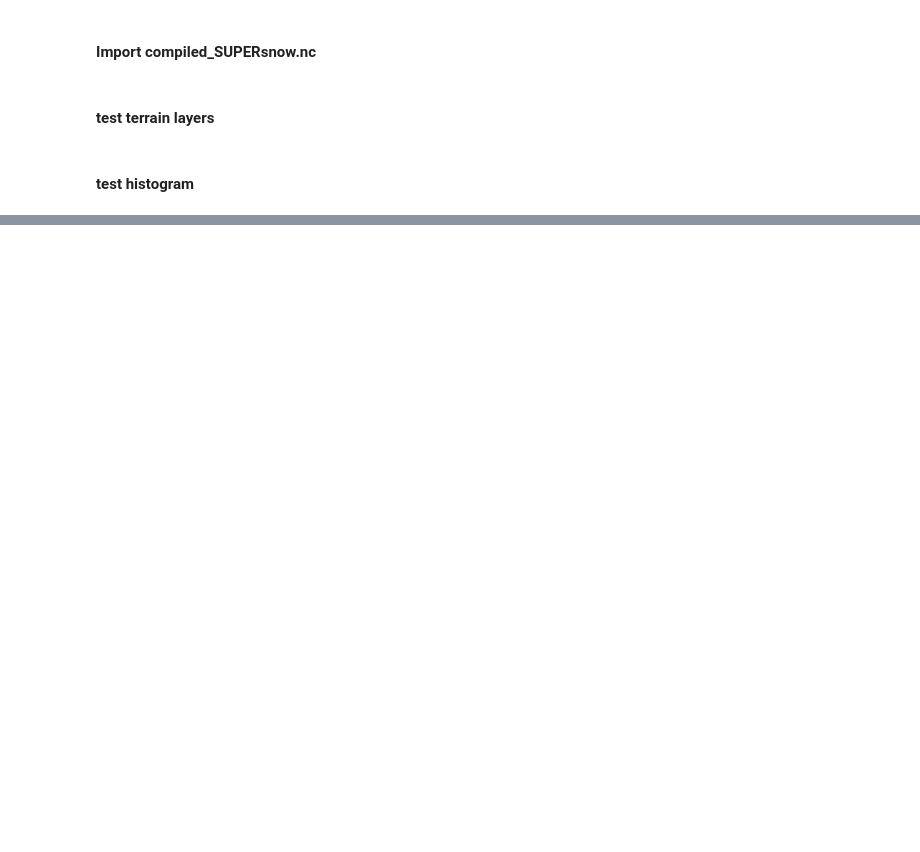
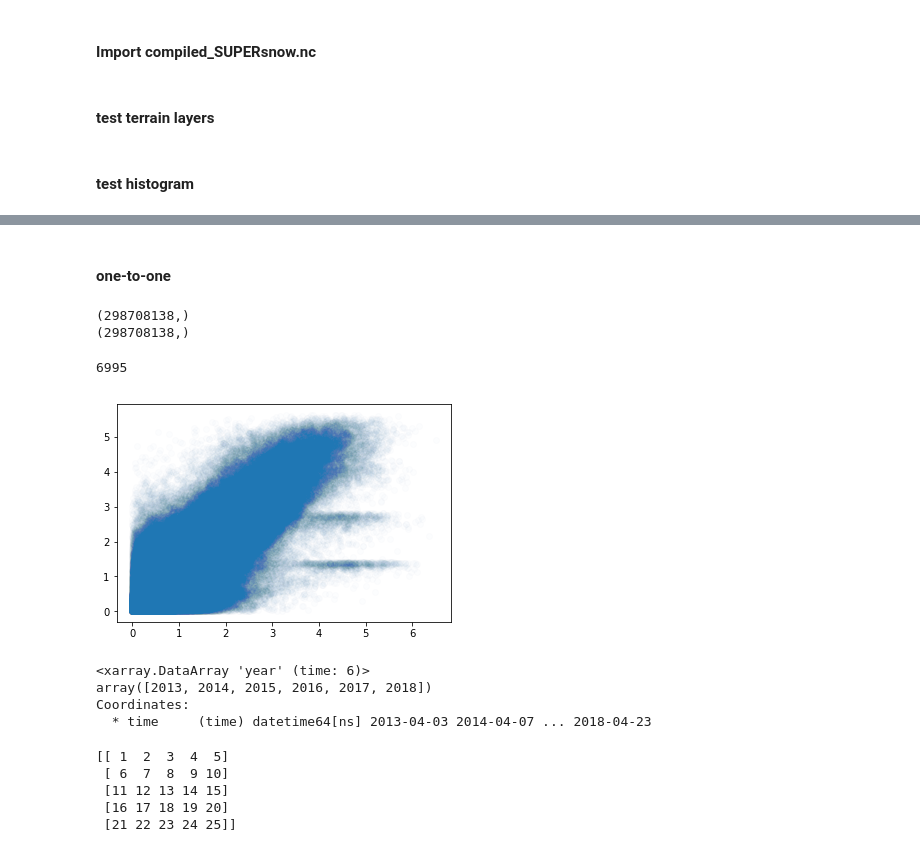
Before and after one commit to meganmason/jlabs, a Jupyter notebook: xarray/tests.ipynb, the cells around one changed output, grey strips where cells are left out. Saved outputs shown, nothing was run; the diff lists cells and outputs as text; code cells hidden in the pictures; blank space fills up the shorter version.

Commit message:
tests has a few more histogram tests, nothing that loops. Also, has start of one-to-one plots

```diff
--- a/xarray/tests.ipynb
+++ b/xarray/tests.ipynb
@@ -21,11 +23,18 @@ fname = '~/Documents/projects/thesis/results/output/compiled_SUPERsnow.nc'
 ds = xr.open_dataset(fname,  chunks={'time':1,'x':1000,'y':1000})
 ds.close()
 
-#ds small
-dsmall = ds.sel(time='2013')
-dsmall.close()
+#~~~~~~~~~~~~~~ds small
+# dsmall = ds.sel(time='2013')
+# dsmall.close()
 
-ds = dsmall
+# ds = dsmall
+# ds.close()
+
+#~~~~~~~~~~~ds peak
+dpeak = ds.isel(time=[0,7,22,28,41,49])
+dpeak.close()
+
+ds = dpeak
 ds.close()
 # %% [markdown]
 #### test terrain layers
@@ -101,0 +97,55 @@ TypeError: 'numpy.ndarray' object is not callable
+# %% [markdown]
+#### one-to-one
+# %%
+#s1~~~~~~~
+s1 = ds.snow[0].values.flatten()
+s1_gt_zero = s1 > 0
+
+#s2~~~~~~
+s2 = ds.snow[1].values.flatten()
+s2_gt_zero = s2 > 0
+# %%
+print(s1.shape)
+print(s2.shape)
+# %% [output]
+(298708138,)
+(298708138,)
+# %%
+s2.max()
+# %% [output]
+6995
+# %%
+# works for 1
+# plotting 1/3 of data (1,000,000)
+
+ax = plt.scatter(s2[s1_gt_zero & s2_gt_zero][:1000000] / np.nanmean(s2[s2_gt_zero]),
+            s1[s1_gt_zero & s2_gt_zero][:1000000] / np.nanmean(s1[s1_gt_zero]), alpha=0.01)
+# %% [output]
+[figure, added]
+# %%
+date = ds['time.year']
+
+date
+# %% [output]
+<xarray.DataArray 'year' (time: 6)>
+array([2013, 2014, 2015, 2016, 2017, 2018])
+Coordinates:
+  * time     (time) datetime64[ns] 2013-04-03 2014-04-07 ... 2018-04-23
+# %%
+# Create matrix with indices
+index_matrix = np.zeros((5,5), dtype = int)
+k_index = 1
+for i_row in range(5):
+    for i_column in range(5):
+        index_matrix[i_row, i_column] = k_index
+        k_index += 1
+
+
+for i_year in range(4):
+    ds.time
+# %% [output]
+[[ 1  2  3  4  5]
+ [ 6  7  8  9 10]
+ [11 12 13 14 15]
+ [16 17 18 19 20]
+ [21 22 23 24 25]]
```
Also changed, not shown: parts of 12 cells of this notebook, 2 other files.
